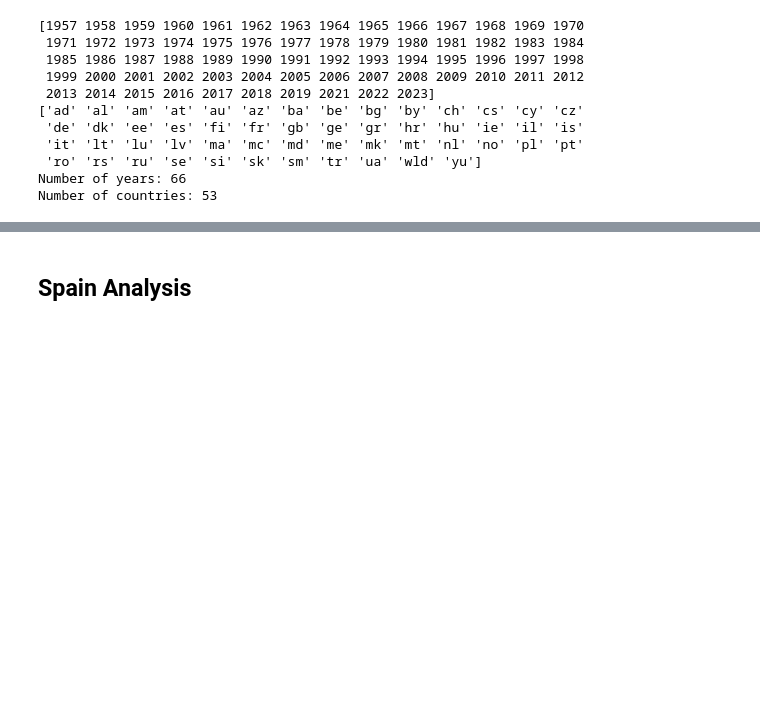
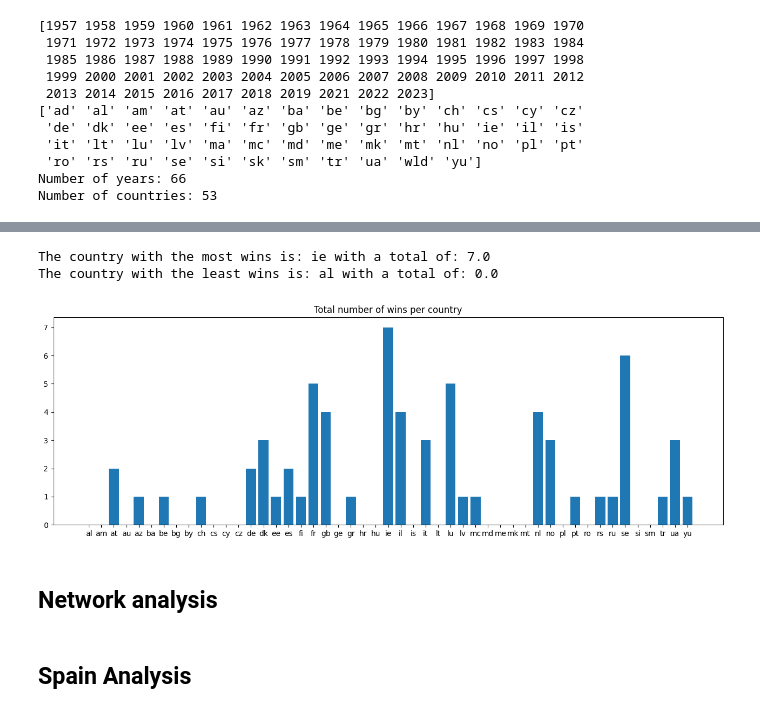
Before and after one commit to Mate1Coll/Eurovision_Contest_Analysis, a Jupyter notebook: test.ipynb, the cells around one changed output, grey strips where cells are left out. Cells and saved outputs as stored; diff of their text form; code cells hidden in the pictures; blank space fills up the shorter version.

```diff
--- a/test.ipynb
+++ b/test.ipynb
@@ -102,0 +119,28 @@ plt.xticks(rotation=90, fontsize=8)
+# %%
+# Get the total of wins of each country
+country_wins = np.zeros((len(countries)))
+for year in years:
+    country_winner = 0
+    for i,country in enumerate(countries):
+        votes = df_votes[(df_votes['year'] == year) & (df_votes['to_country_id'] == country) & (df_votes['round'] == 'final')]
+        country_votes = votes['total_points'].sum()
+        if country_votes > country_winner:
+            country_winner = country_votes
+            winner = i
+    country_wins[winner] += 1
+
+print('The country with the most wins is:', countries[np.argmax(country_wins)], 'with a total of:', np.max(country_wins))
+print('The country with the least wins is:', countries[np.argmin(country_wins)], 'with a total of:', np.min(country_wins))
+# %% [output]
+The country with the most wins is: ie with a total of: 7.0
+The country with the least wins is: al with a total of: 0.0
+# %%
+fig, ax = plt.subplots(1, 1, figsize=(16, 5))
+
+ax.set_title('Total number of wins per country')
+ax.bar(countries, country_wins)
+plt.show()
+# %% [output]
+[figure, added]
+# %% [markdown]
+## Network analysis
```
Also changed, not shown: parts of 10 cells of this notebook.
